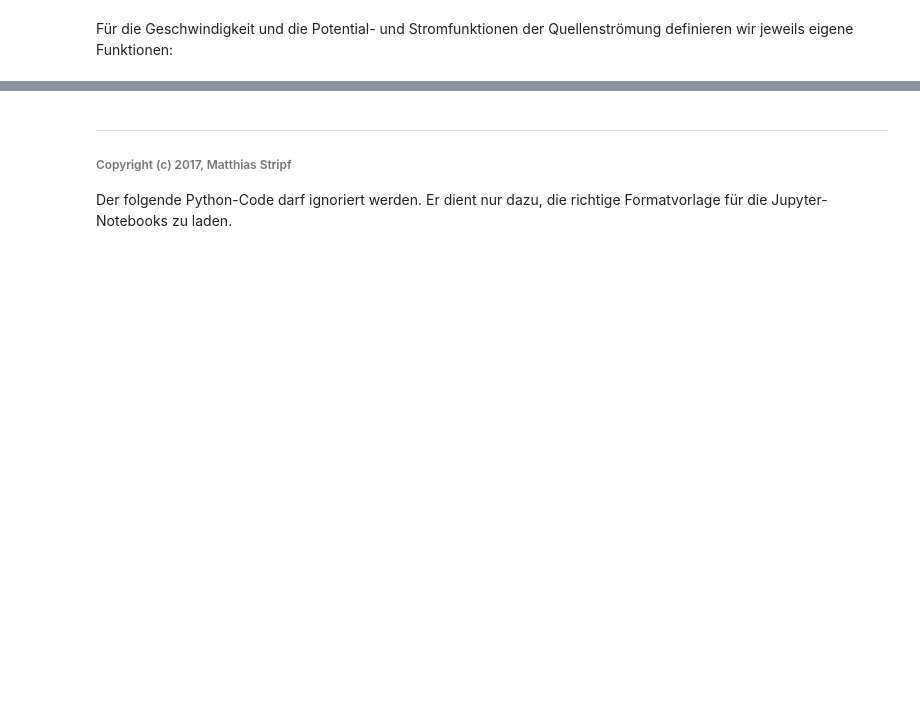
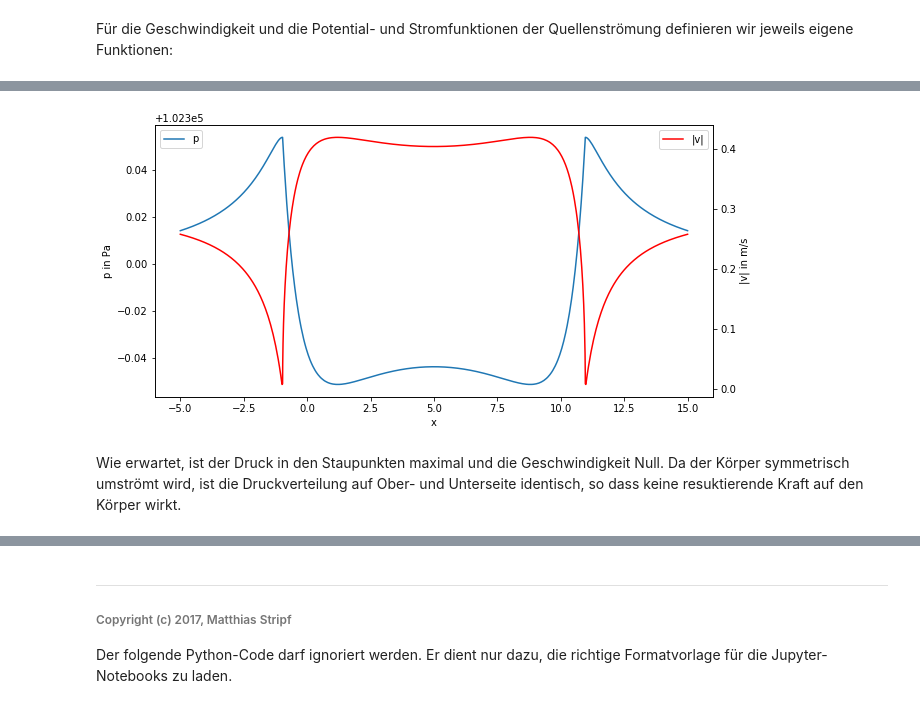
Before and after one commit to HsKA-ThermalFluiddynamics/NSS-1, a Jupyter notebook: 2_2-Potentialtheorie - Elementarstroemungen.ipynb, the cells around one changed output, grey strips where cells are left out. Cells and saved outputs as stored; diff of their text form; code cells hidden in the pictures; blank space fills up the shorter version.

```diff
--- a/2_2-Potentialtheorie - Elementarstroemungen.ipynb
+++ b/2_2-Potentialtheorie - Elementarstroemungen.ipynb
@@ -162,0 +228,5 @@ plt.scatter(10, 0, color='red', s=40, marker='o', linewidth=0);
+# %%
+kontur = cs.collections[0].get_paths()[0]
+punkte = p.vertices
+x_kontur = v[:,0]
+y_kontur = v[:,1]
@@ -162,0 +235,7 @@ plt.scatter(10, 0, color='red', s=40, marker='o', linewidth=0);
+# %%
+ua,va = source_v(x_kontur, y_kontur, 0, 0, Q)
+ub,vb = source_v(x_kontur, y_kontur, x_s, 0, -Q)
+uc,vc = trans_v(x_kontur, y_kontur, u1, 0)
+u_kontur = ua+ub+uc
+v_kontur = va+vb+vc
+v_abs = np.sqrt(u_kontur**2+v_kontur**2)
@@ -162,0 +246,17 @@ plt.scatter(10, 0, color='red', s=40, marker='o', linewidth=0);
+# %%
+p = 102300 + 0.5 * 1.2 * (u1**2 - v_abs**2)
+
+fig = plt.figure(figsize=(10, 5))
+ax1 = fig.add_subplot(1,1,1)
+ax1.set_xlabel('x')
+ax1.set_ylabel('p in Pa')
+ax1.plot(x, p, label='p')
+ax1.legend(loc=2)
+ax2 = ax1.twinx()
+ax2.set_ylabel('|v| in m/s')
+ax2.plot(x, v_abs, '-r', label='|v|')
+ax2.legend(loc=1);
+# %% [output]
+[figure, added]
+# %% [markdown]
+Wie erwartet, ist der Druck in den Staupunkten maximal und die Geschwindigkeit Null. Da der Körper symmetrisch umströmt wird, ist die Druckverteilung auf Ober- und Unterseite identisch, so dass keine resuktierende Kraft auf den Körper wirkt.
```
Also changed, not shown: parts of 22 cells of this notebook.
